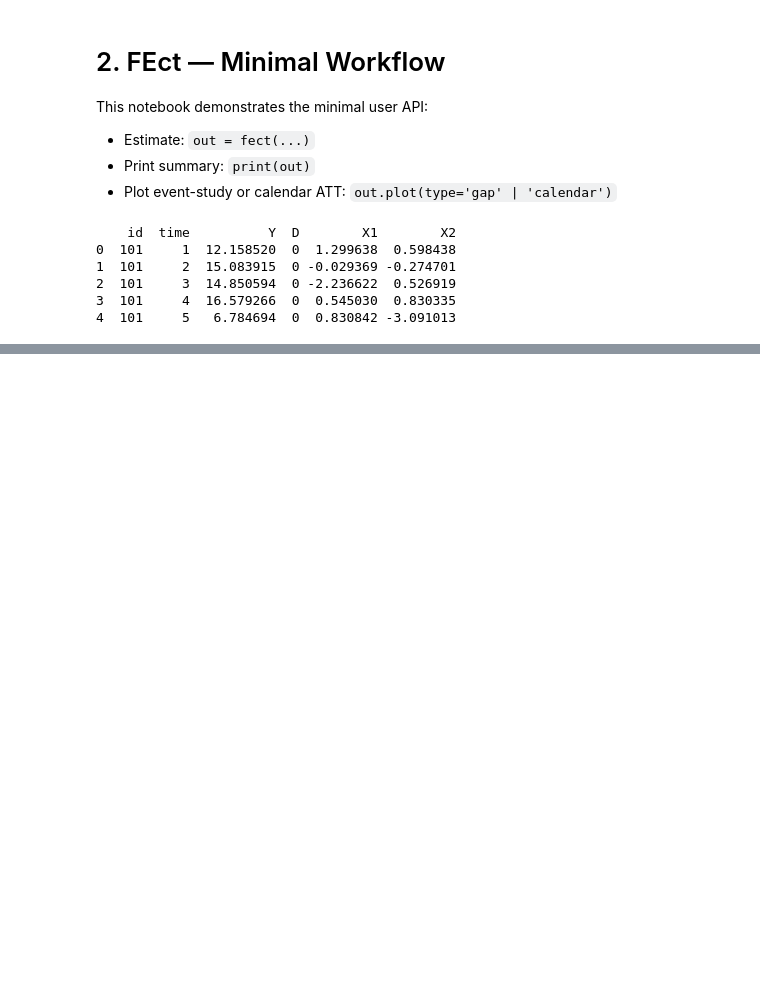
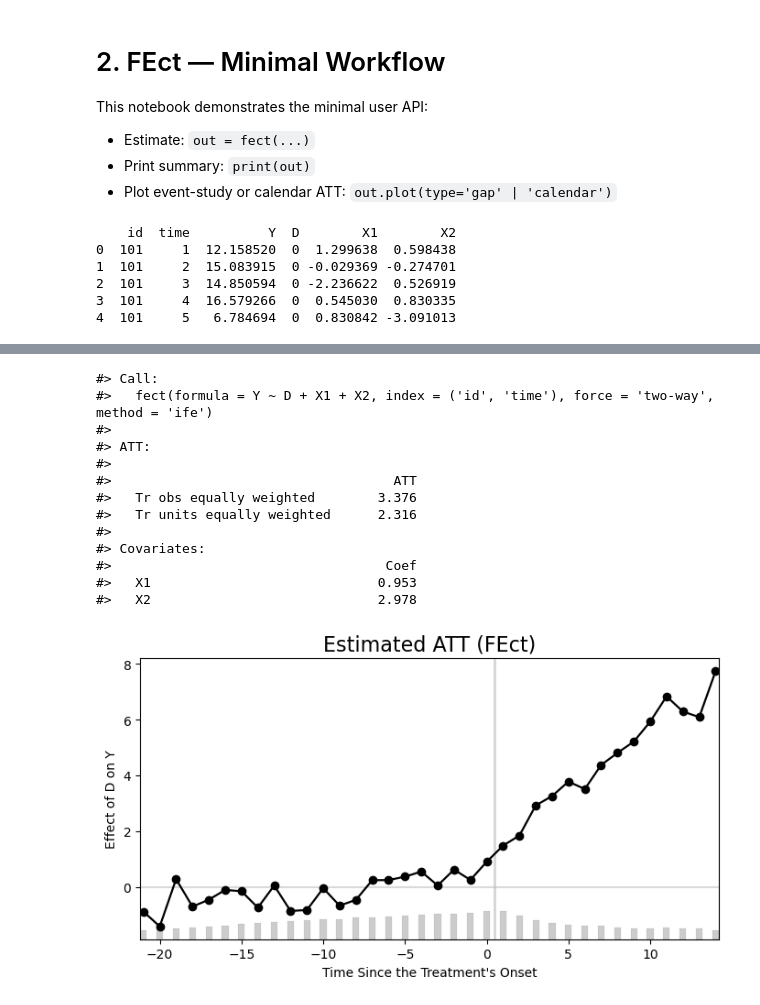
Before and after one commit to xuyiqing/fect_python, a Jupyter notebook: notebooks/02-fect.ipynb, the cells around one changed output, grey strips where cells are left out. Cells and saved outputs as stored; diff of their text form; code cells hidden in the pictures; blank space fills up the shorter version.

```diff
--- a/notebooks/02-fect.ipynb
+++ b/notebooks/02-fect.ipynb
@@ -118,0 +327,24 @@ out_jackknife.plot(type='gap');
+# %%
+out_ife = fect(
+    df, Y="Y", D="D", X=X_cols, index=("id","time"),
+    method="ife",  # Use IFE method
+    r=2,           # Number of factors
+    se=False
+)
+print(out_ife)
+out_ife.plot(type='gap');
+# %% [output]
+#> Call:
+#>   fect(formula = Y ~ D + X1 + X2, index = ('id', 'time'), force = 'two-way', method = 'ife')
+#>
+#> ATT:
+#>
+#>                                    ATT
+#>   Tr obs equally weighted        3.376
+#>   Tr units equally weighted      2.316
+#>
+#> Covariates:
+#>                                   Coef
+#>   X1                             0.953
+#>   X2                             2.978
+[figure, added]
```
Also changed, not shown: parts of 9 cells of this notebook, 2 other files.
